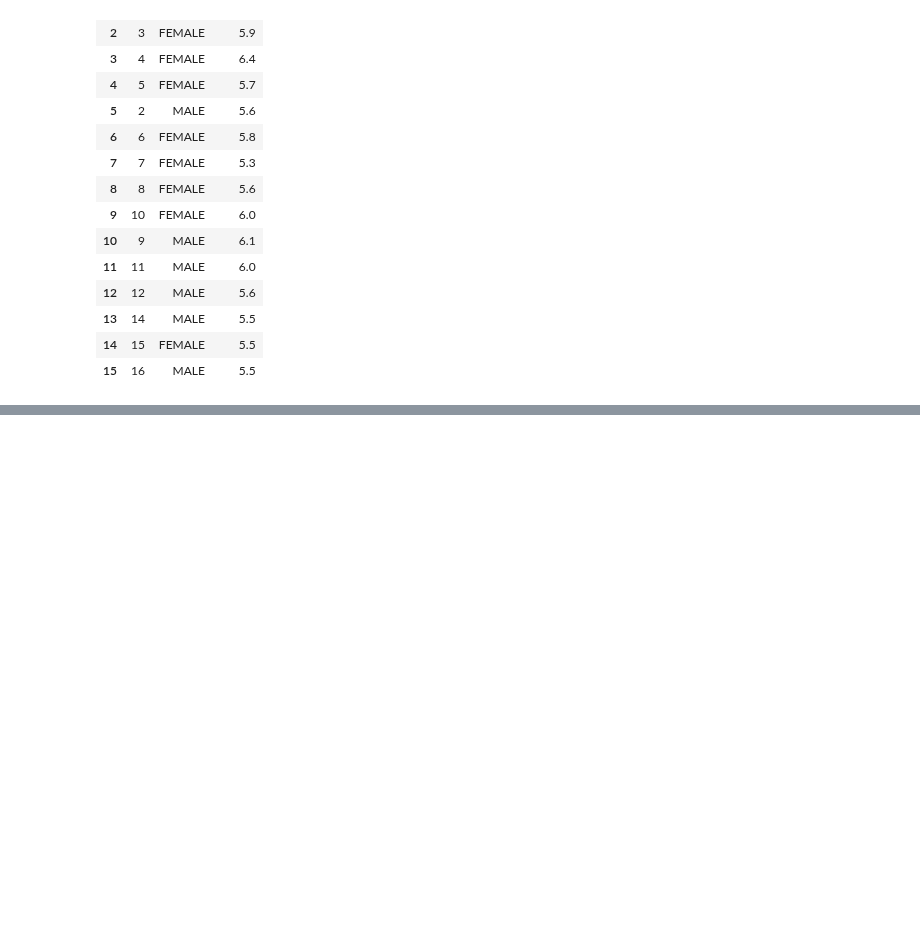
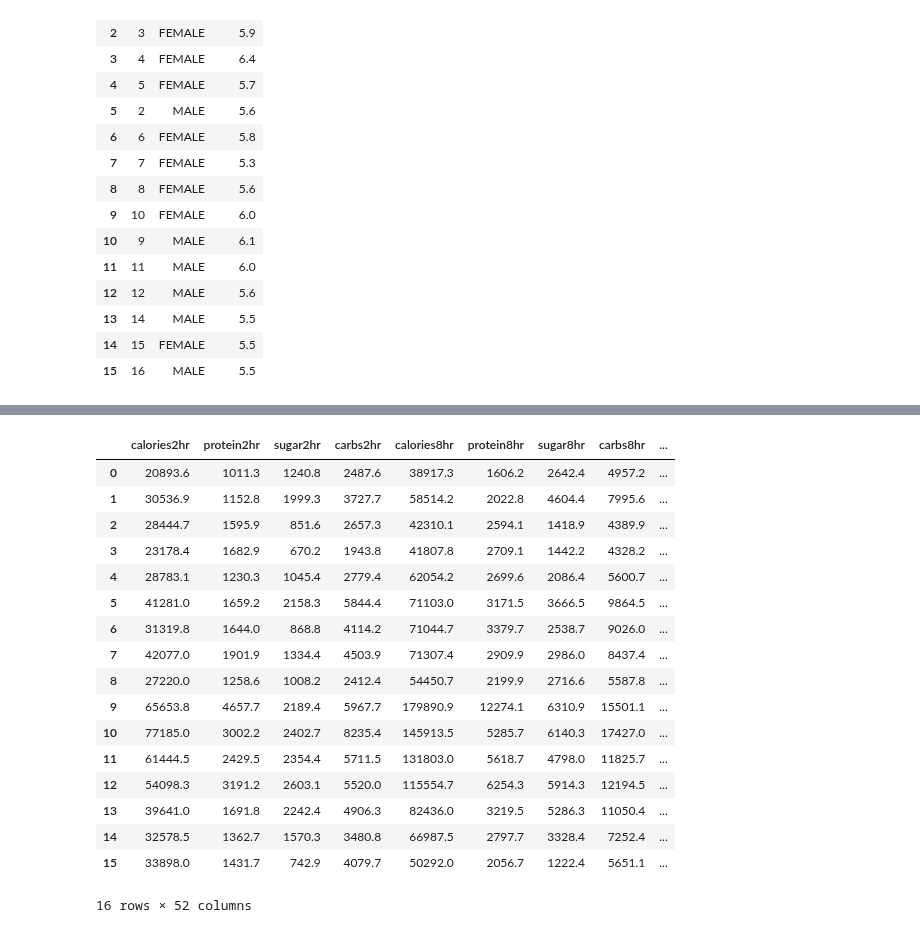
Before and after one commit to mingg12/engineering-newFork, a Jupyter notebook: building_df_for_feature_selection.ipynb, the cells around one changed output, grey strips where cells are left out. Drawn from its saved outputs; the diff is of its cells as text; code cells hidden in the pictures; blank space fills up the shorter version.

```diff
--- a/building_df_for_feature_selection.ipynb
+++ b/building_df_for_feature_selection.ipynb
@@ -135,7 +137,7 @@ for id in range(1, len(dg_df)+1):
     #    fl_df['date']=pd.to_datetime(fl_df['date'])
 
     if id == 13:
-        fl_df['time_begin']=pd.to_datetime(hr_df['time_begin'], format='%m/%d/%y %H:%M')
+        fl_df['time_begin']=pd.to_datetime(fl_df['time_begin'], format='%m/%d/%Y %H:%M')
     else:
         fl_df['time_begin']=pd.to_datetime(fl_df['time_begin'])
     fl_df.index = pd.DatetimeIndex(fl_df["time_begin"])
@@ -154,19 +156,19 @@ for id in range(1, len(dg_df)+1):
     sugar24hr = 0.
     carbs24hr = 0.
 
-    for window_data in fl_df.rolling(window='2H', on='time_begin'):
+    for window_data in fl_df.rolling(window='2h', on='time_begin'):
         calories2hr += window_data['calorie'].values.sum()
         protein2hr += window_data['protein'].values.sum()
         sugar2hr += window_data['sugar'].values.sum()
         carbs2hr += window_data['total_carb'].values.sum()
 
-    for window_data in fl_df.rolling(window='8H', on='time_begin'):
+    for window_data in fl_df.rolling(window='8h', on='time_begin'):
         calories8hr += window_data['calorie'].values.sum()
         protein8hr += window_data['protein'].values.sum()
         sugar8hr += window_data['sugar'].values.sum()
         carbs8hr += window_data['total_carb'].values.sum()
 
-    for window_data in fl_df.rolling(window='24H', on='time_begin'):
+    for window_data in fl_df.rolling(window='24h', on='time_begin'):
         calories24hr += window_data['calorie'].values.sum()
         protein24hr += window_data['protein'].values.sum()
         sugar24hr += window_data['sugar'].values.sum()
@@ -205,7 +207,7 @@ for id in range(1, len(dg_df)+1):
     peaks_idx, properties = find_peaks(eda_resampled[' eda'], height=0, distance=4, prominence=0.3)
     peak_eda = len(peaks_idx)
 
-    number_of_windows, peaks_in_window = find_peaks_in_rolling_window(eda_resampled, window_size='2H')
+    number_of_windows, peaks_in_window = find_peaks_in_rolling_window(eda_resampled, window_size='2h')
     peakEDA2hr_sum = peaks_in_window
     peakEDA2hr_mean = peaks_in_window / number_of_windows
 
@@ -329,6 +331,8 @@ for id in range(1, len(dg_df)+1):
     print('##################################')
 
     new_record = {
+        'ID': id,
+        'HbA1c': hbA1c,
         'calories2hr': calories2hr,
         'protein2hr': protein2hr,
         'sugar2hr': sugar2hr,
@@ -491,4 +408,23 @@ ID : 7 | target : 0
 # %%
-df.head()
+df.head(16)
+# %% [output]
+|  | calories2hr | protein2hr | sugar2hr | carbs2hr | calories8hr | protein8hr | sugar8hr | carbs8hr | ... |
+| 0 | 20893.6 | 1011.3 | 1240.8 | 2487.6 | 38917.3 | 1606.2 | 2642.4 | 4957.2 | ... |
+| 1 | 30536.9 | 1152.8 | 1999.3 | 3727.7 | 58514.2 | 2022.8 | 4604.4 | 7995.6 | ... |
+| 2 | 28444.7 | 1595.9 | 851.6 | 2657.3 | 42310.1 | 2594.1 | 1418.9 | 4389.9 | ... |
+| 3 | 23178.4 | 1682.9 | 670.2 | 1943.8 | 41807.8 | 2709.1 | 1442.2 | 4328.2 | ... |
+| 4 | 28783.1 | 1230.3 | 1045.4 | 2779.4 | 62054.2 | 2699.6 | 2086.4 | 5600.7 | ... |
+| 5 | 41281.0 | 1659.2 | 2158.3 | 5844.4 | 71103.0 | 3171.5 | 3666.5 | 9864.5 | ... |
+| 6 | 31319.8 | 1644.0 | 868.8 | 4114.2 | 71044.7 | 3379.7 | 2538.7 | 9026.0 | ... |
+| 7 | 42077.0 | 1901.9 | 1334.4 | 4503.9 | 71307.4 | 2909.9 | 2986.0 | 8437.4 | ... |
+| 8 | 27220.0 | 1258.6 | 1008.2 | 2412.4 | 54450.7 | 2199.9 | 2716.6 | 5587.8 | ... |
+| 9 | 65653.8 | 4657.7 | 2189.4 | 5967.7 | 179890.9 | 12274.1 | 6310.9 | 15501.1 | ... |
+| 10 | 77185.0 | 3002.2 | 2402.7 | 8235.4 | 145913.5 | 5285.7 | 6140.3 | 17427.0 | ... |
+| 11 | 61444.5 | 2429.5 | 2354.4 | 5711.5 | 131803.0 | 5618.7 | 4798.0 | 11825.7 | ... |
+| 12 | 54098.3 | 3191.2 | 2603.1 | 5520.0 | 115554.7 | 6254.3 | 5914.3 | 12194.5 | ... |
+| 13 | 39641.0 | 1691.8 | 2242.4 | 4906.3 | 82436.0 | 3219.5 | 5286.3 | 11050.4 | ... |
+| 14 | 32578.5 | 1362.7 | 1570.3 | 3480.8 | 66987.5 | 2797.7 | 3328.4 | 7252.4 | ... |
+| 15 | 33898.0 | 1431.7 | 742.9 | 4079.7 | 50292.0 | 2056.7 | 1222.4 | 5651.1 | ... |
+16 rows × 52 columns
 # %%
 df.to_csv(r'./features.csv', sep='\t', encoding='utf-8', header='true')
```
Also changed, not shown: parts of 6 cells of this notebook.
